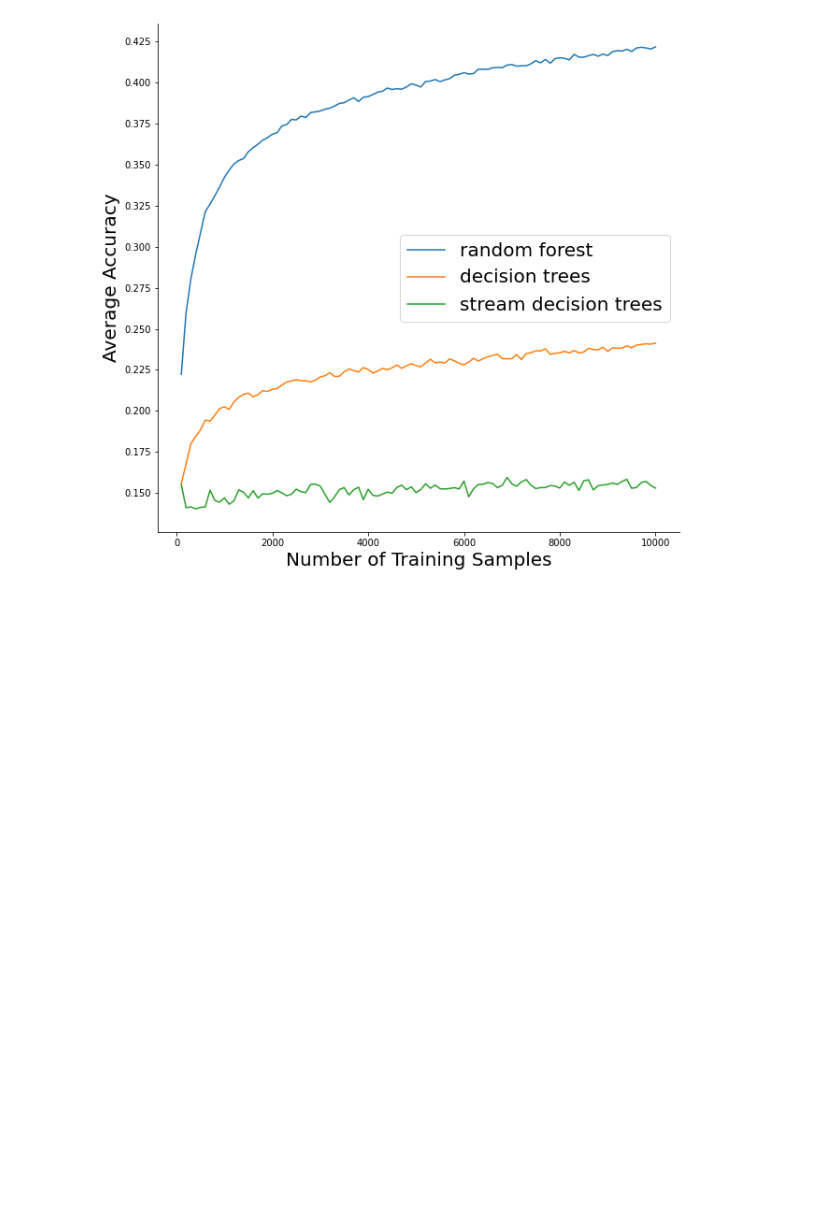
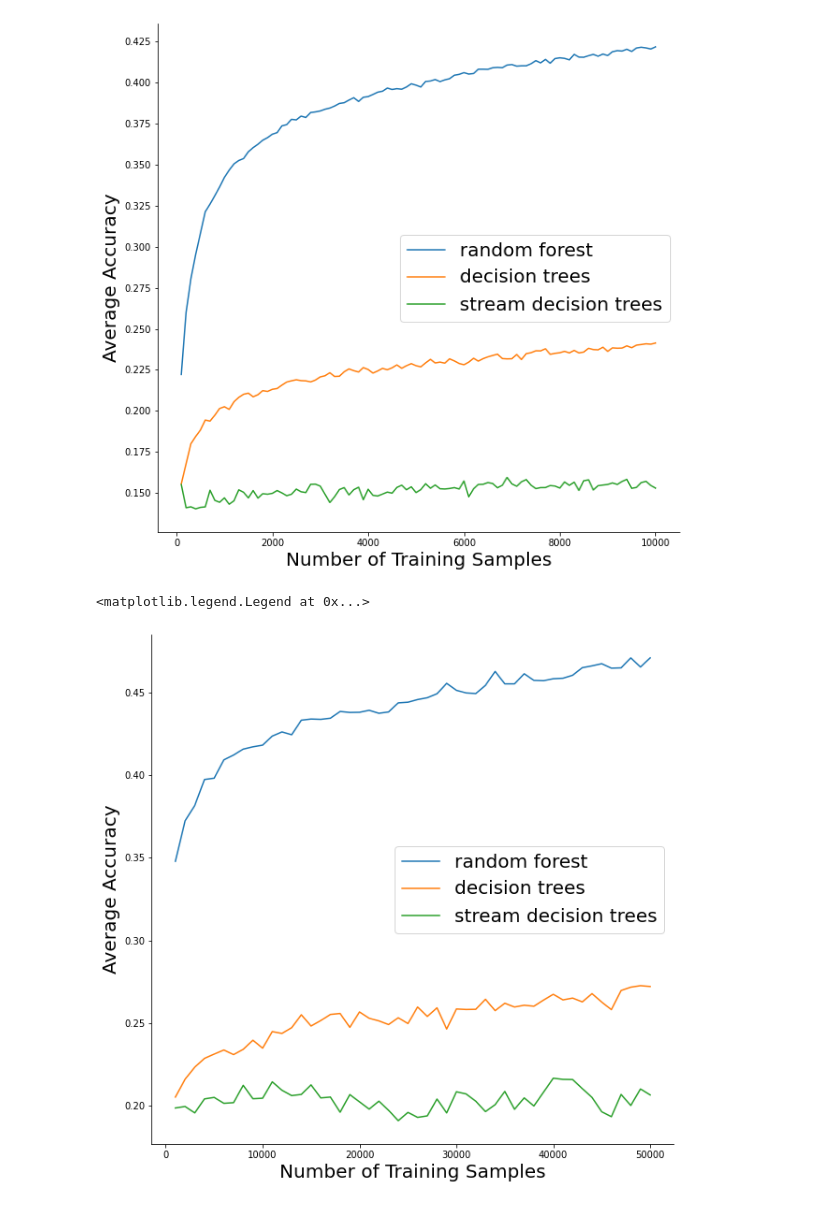
Before and after one commit to neurodata/SDTF, a Jupyter notebook: sklearn demos/benchmark.ipynb, the cells around one changed output. Saved outputs shown, nothing was run; the diff lists cells and outputs as text; code cells hidden in the pictures; blank space fills up the shorter version.

```diff
--- a/sklearn demos/benchmark.ipynb
+++ b/sklearn demos/benchmark.ipynb
@@ -156,0 +186,34 @@ plt.legend(fontsize = 20)
+# %%
+from numpy.random import permutation
+
+results = []
+
+for i in range(1):
+    p = permutation(X_train.shape[0])
+    X_r = X_train[p]
+    y_r = y_train[p]
+
+    results.append(experiment_1000())
+# %%
+import numpy as np
+
+means = np.mean(results, axis=0)
+# %%
+import matplotlib.pyplot as plt
+%matplotlib inline
+
+n_train = range(1000, 51000, 1000)
+
+fig, ax = plt.subplots(figsize=(10, 10))
+ax.set_xlabel("Number of Training Samples", fontsize = 20)
+ax.set_ylabel("Average Accuracy", fontsize = 20)
+ax.spines["right"].set_visible(False)
+ax.spines["top"].set_visible(False)
+
+plt.plot(n_train, means[0], label="random forest")
+plt.plot(n_train, means[1], label="decision trees")
+plt.plot(n_train, means[2], label="stream decision trees")
+plt.legend(fontsize = 20)
+# %% [output]
+<matplotlib.legend.Legend at 0x...>
+[figure, added]
```
Also changed, not shown: parts of 4 cells of this notebook.
